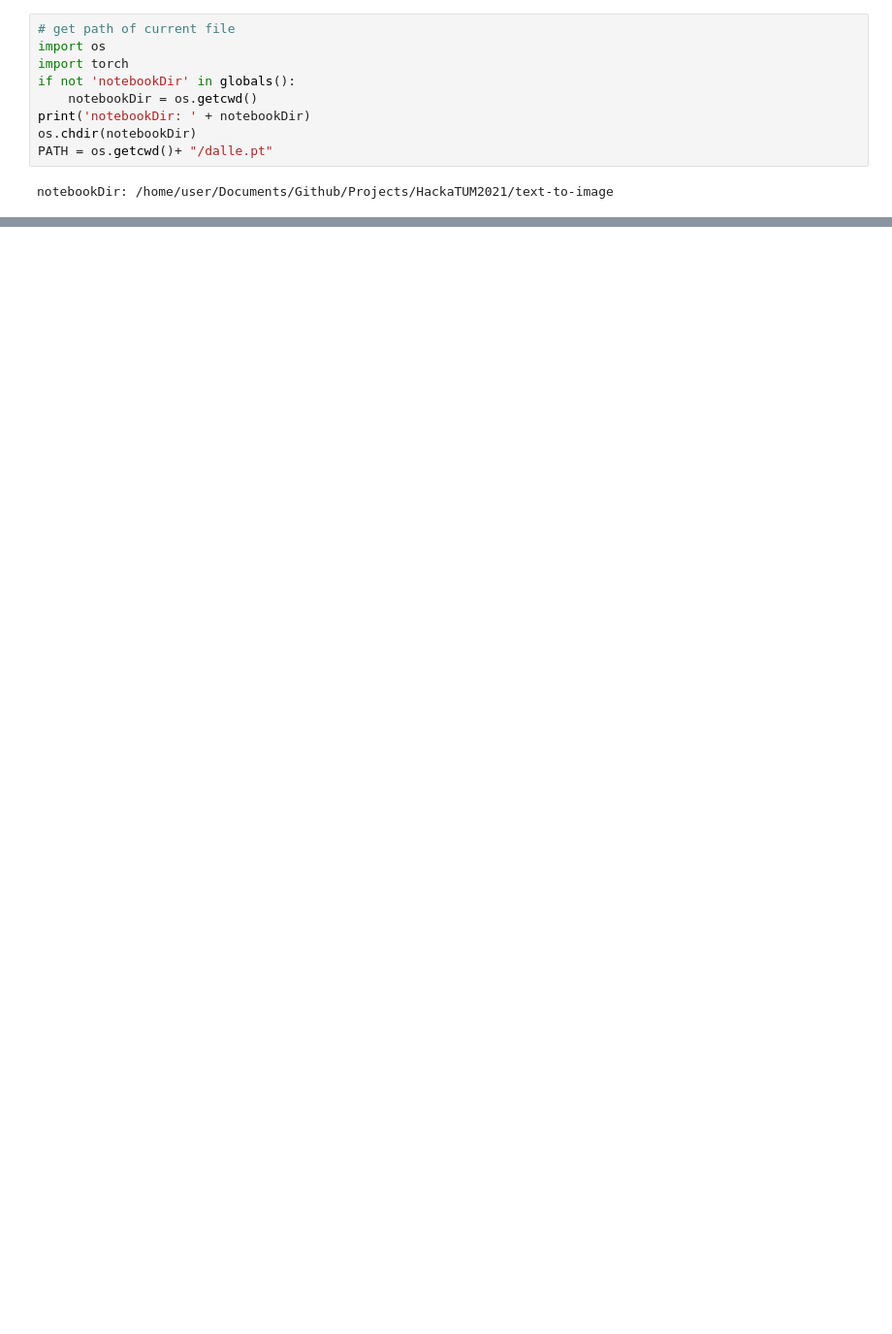
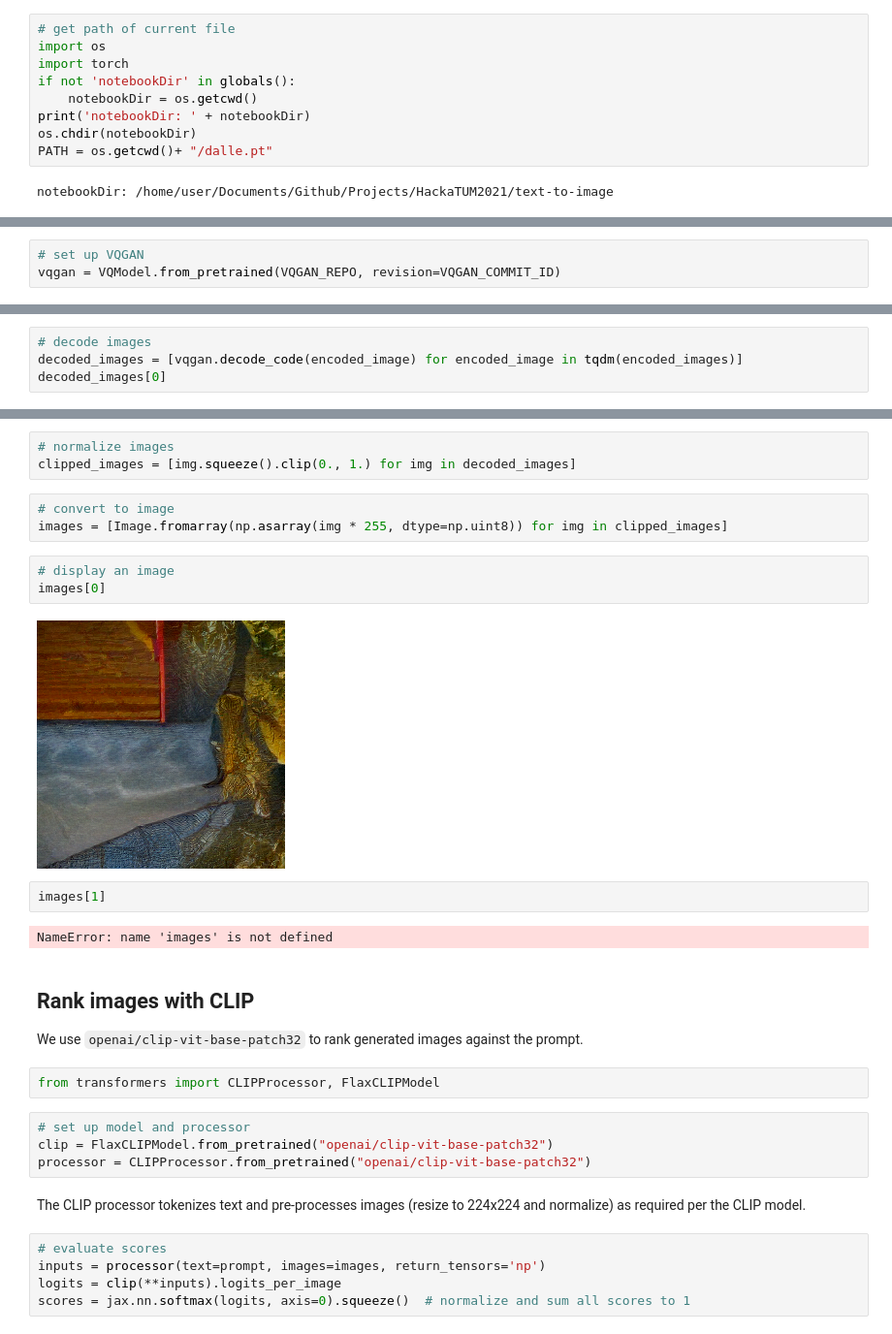
Before and after one commit to MoritzSchueler96/HackaTUM2021, a Jupyter notebook: text-to-image/tti.ipynb, the cells around one changed output, grey strips where cells are left out. Shown at 97% size. Drawn from its saved outputs; the diff is of its cells as text; blank space fills up the shorter version.

Commit message:
text to image model

```diff
--- a/text-to-image/tti.ipynb
+++ b/text-to-image/tti.ipynb
@@ -100,0 +151,3 @@ show(grid)
+# %%
+# set up VQGAN
+vqgan = VQModel.from_pretrained(VQGAN_REPO, revision=VQGAN_COMMIT_ID)
@@ -100,0 +156,4 @@ show(grid)
+# %%
+# decode images
+decoded_images = [vqgan.decode_code(encoded_image) for encoded_image in tqdm(encoded_images)]
+decoded_images[0]
@@ -100,0 +186,32 @@ show(grid)
+# %%
+# normalize images
+clipped_images = [img.squeeze().clip(0., 1.) for img in decoded_images]
+# %%
+# convert to image
+images = [Image.fromarray(np.asarray(img * 255, dtype=np.uint8)) for img in clipped_images]
+# %%
+# display an image
+images[0]
+# %% [output]
+[figure, added]
+# %%
+images[1]
+# %% [output]
+NameError: name 'images' is not defined
+# %% [markdown]
+## Rank images with CLIP
+
+We use `openai/clip-vit-base-patch32` to rank generated images against the prompt.
+# %%
+from transformers import CLIPProcessor, FlaxCLIPModel
+# %%
+# set up model and processor
+clip = FlaxCLIPModel.from_pretrained("openai/clip-vit-base-patch32")
+processor = CLIPProcessor.from_pretrained("openai/clip-vit-base-patch32")
+# %% [markdown]
+The CLIP processor tokenizes text and pre-processes images (resize to 224x224 and normalize) as required per the CLIP model.
+# %%
+# evaluate scores
+inputs = processor(text=prompt, images=images, return_tensors='np')
+logits = clip(**inputs).logits_per_image
+scores = jax.nn.softmax(logits, axis=0).squeeze()  # normalize and sum all scores to 1
```
Also changed, not shown: parts of 47 cells of this notebook, 2 other files.
